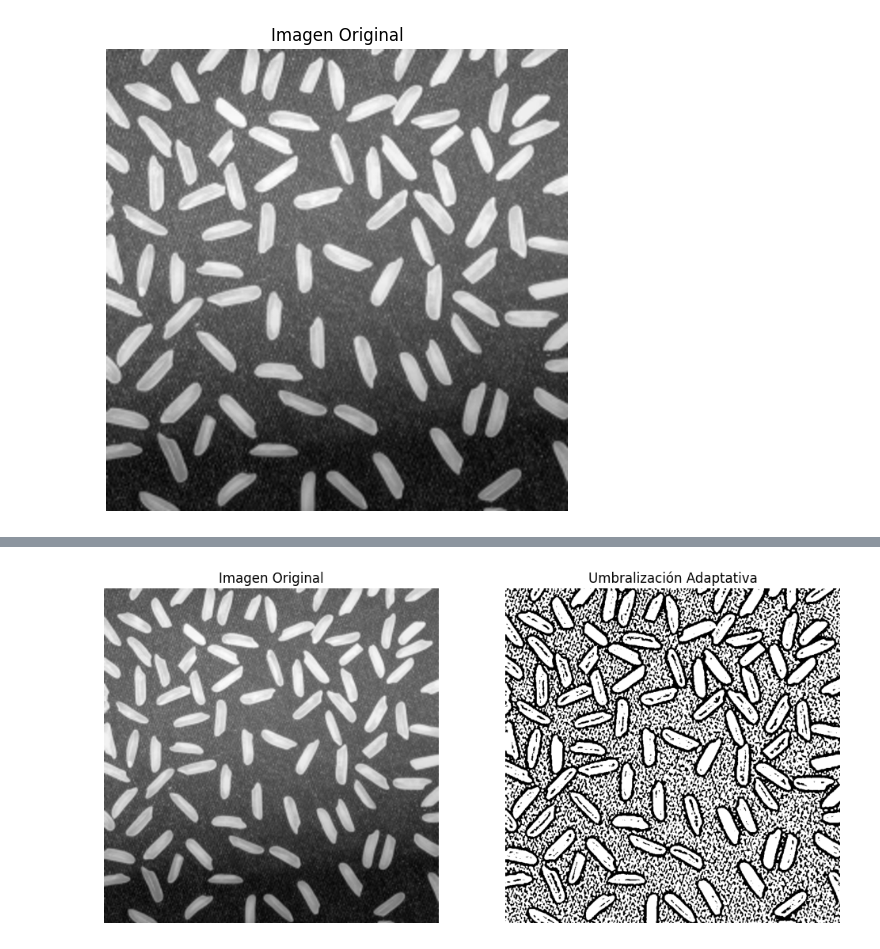
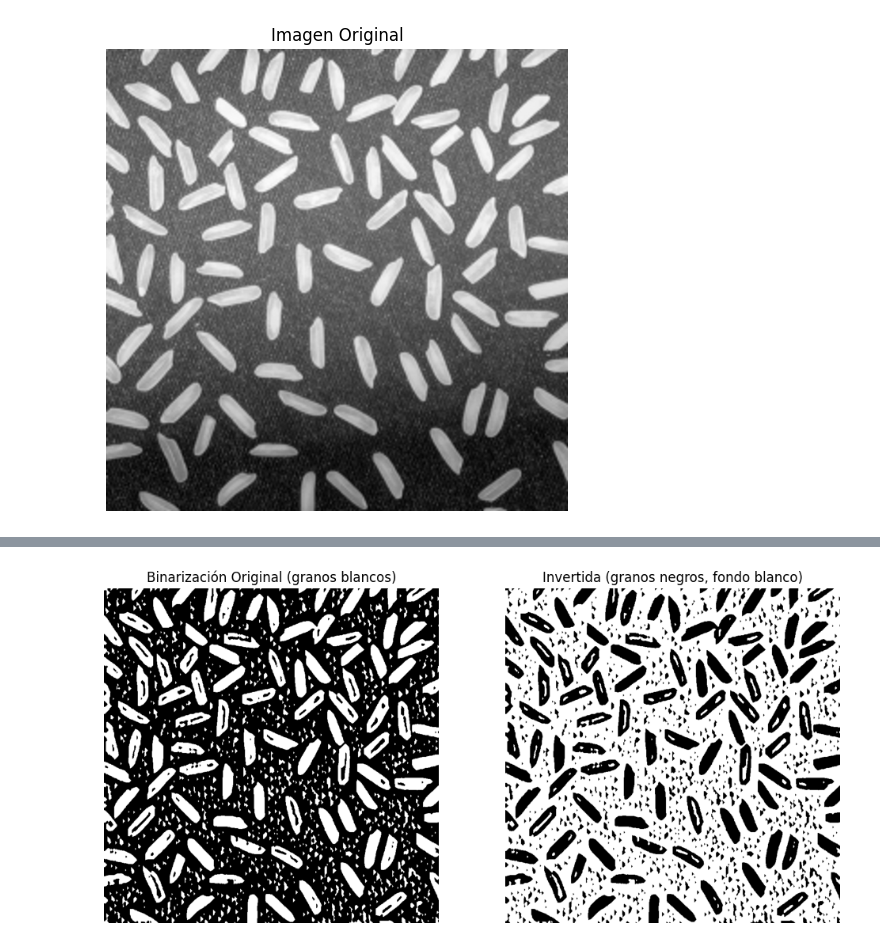
Before and after one commit to angelcast2002/CV-LAB2, a Jupyter notebook: rice.ipynb, the cells around one changed output, grey strips where cells are left out. Drawn from its saved outputs; the diff is of its cells as text; code cells hidden in the pictures.

```diff
--- a/rice.ipynb
+++ b/rice.ipynb
@@ -19,25 +71,16 @@ blurred = cv2.GaussianBlur(img, (5,5), 0)
 # %%
-adaptive = cv2.adaptiveThreshold(
-    blurred, 255,
-    cv2.ADAPTIVE_THRESH_GAUSSIAN_C,
-    cv2.THRESH_BINARY,
-    21,   # blockSize
-    2     # C
-)
+inverted = cv2.bitwise_not(closing)
 
+plt.figure(figsize=(12,6))
+plt.subplot(1,2,1)
+plt.imshow(closing, cmap='gray')
+plt.title("Binarización Original (granos blancos)")
+plt.axis("off")
 
-plt.figure(figsize=(12, 6))
-
-plt.subplot(1, 2, 1)
-plt.imshow(img, cmap='gray')
-plt.title('Imagen Original')
-plt.axis('off')
-
-plt.subplot(1, 2, 2)
-plt.imshow(adaptive, cmap='gray')
-plt.title('Umbralización Adaptativa')
-plt.axis('off')
-
+plt.subplot(1,2,2)
+plt.imshow(inverted, cmap='gray')
+plt.title("Invertida (granos negros, fondo blanco)")
+plt.axis("off")
 plt.show()
 # %% [output]
-[figure, old version]
+[figure, new version]
```
Also changed, not shown: parts of 6 cells of this notebook, 1 other file.
